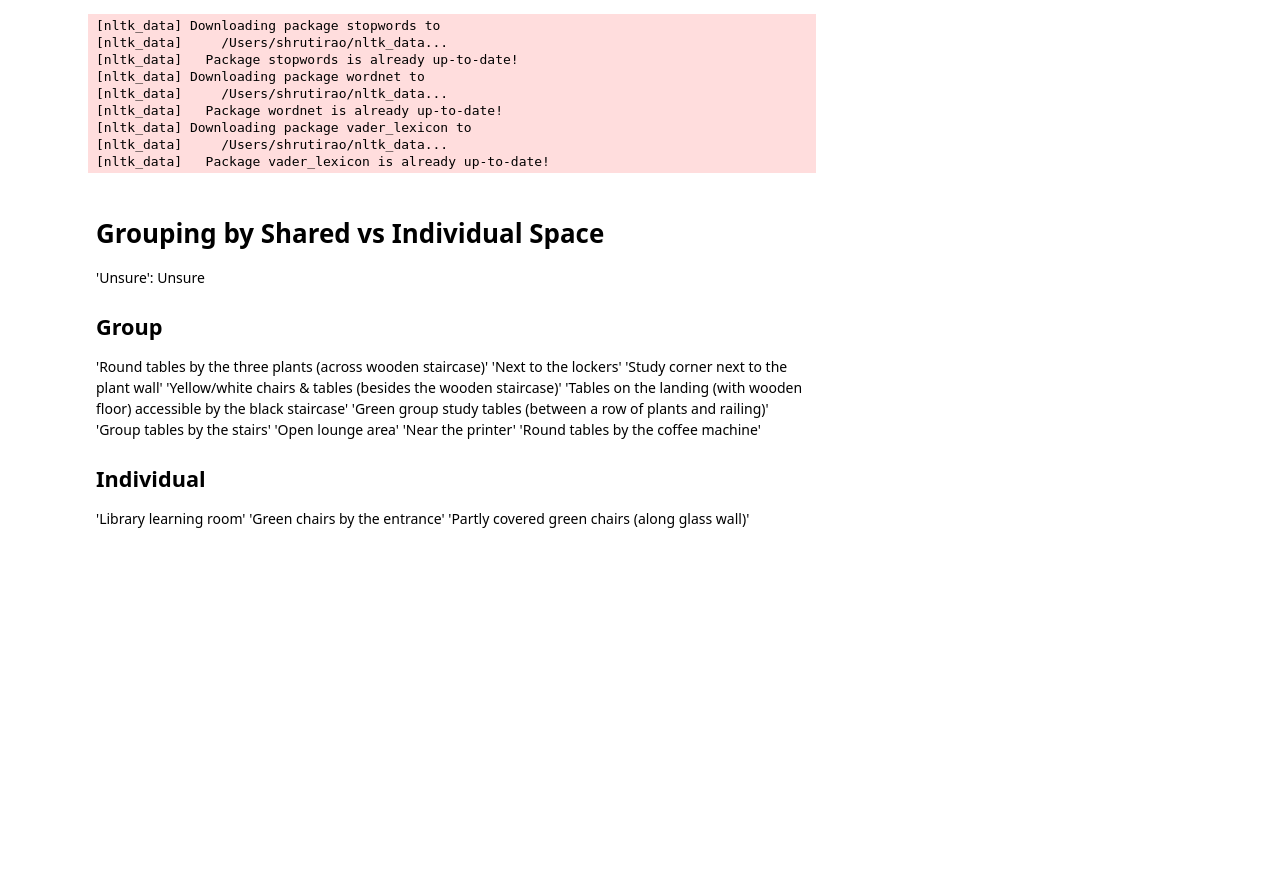
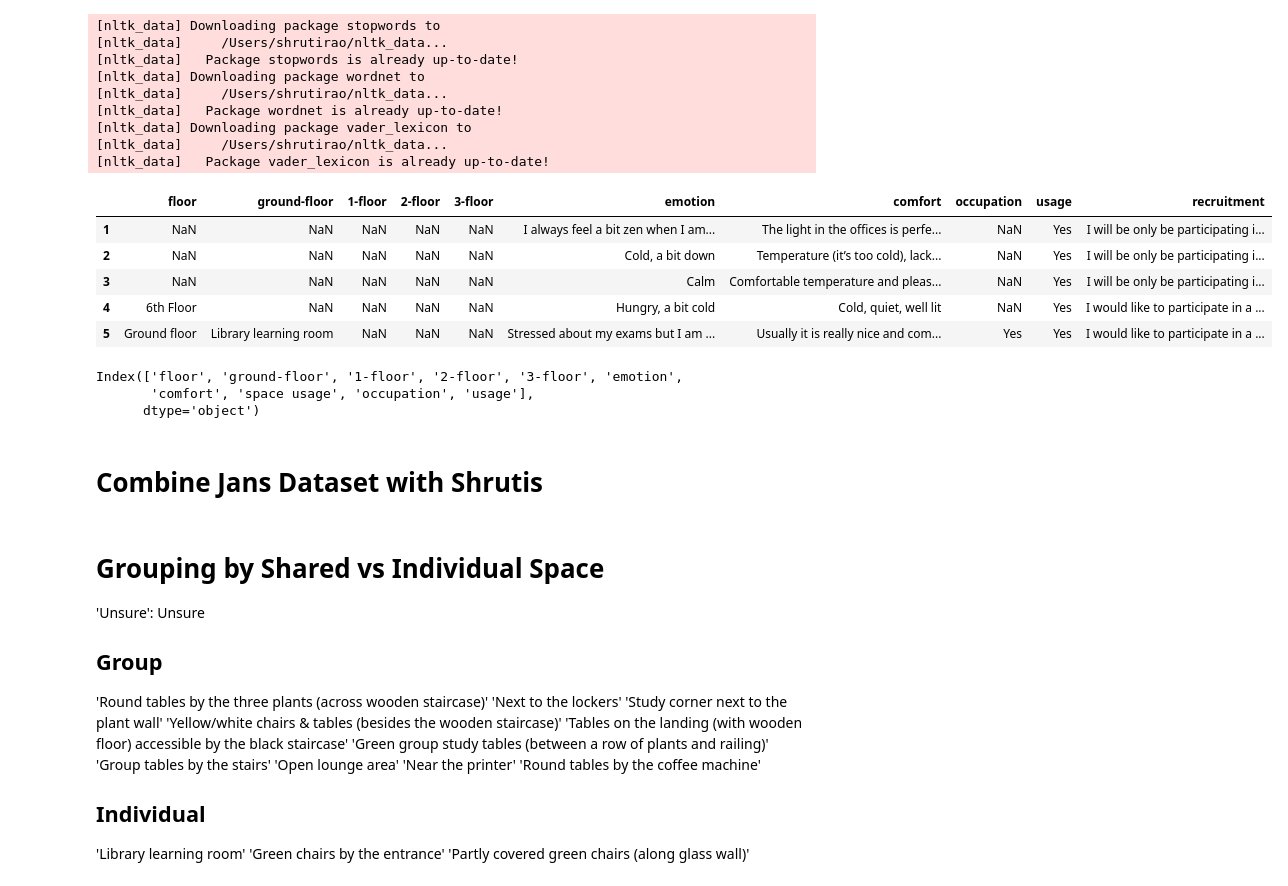
Before and after one commit to shrutirao94/language-comfort-emotions, a Jupyter notebook: analysis.ipynb, the cells around one changed output. Cells and saved outputs as stored; diff of their text form; code cells hidden in the pictures; blank space fills up the shorter version.

```diff
--- a/analysis.ipynb
+++ b/analysis.ipynb
@@ -31,0 +33,17 @@ df = pd.read_csv('data/lab42_cleaned_data.csv', index_col=0)
+# %%
+df.head()
+# %% [output]
+|  | floor | ground-floor | 1-floor | 2-floor | 3-floor | emotion | comfort | occupation | usage | recruitment |
+| 1 | NaN | NaN | NaN | NaN | NaN | I always feel a bit zen when I am... | The light in the offices is perfe... | NaN | Yes | I will be only be participating i... |
+| 2 | NaN | NaN | NaN | NaN | NaN | Cold, a bit down | Temperature (it’s too cold), lack... | NaN | Yes | I will be only be participating i... |
+| 3 | NaN | NaN | NaN | NaN | NaN | Calm | Comfortable temperature and pleas... | NaN | Yes | I will be only be participating i... |
+| 4 | 6th Floor | NaN | NaN | NaN | NaN | Hungry, a bit cold | Cold, quiet, well lit | NaN | Yes | I would like to participate in a ... |
+| 5 | Ground floor | Library learning room | NaN | NaN | NaN | Stressed about my exams but I am ... | Usually it is really nice and com... | Yes | Yes | I would like to participate in a ... |
+# %%
+df_j.columns
+# %% [output]
+Index(['floor', 'ground-floor', '1-floor', '2-floor', '3-floor', 'emotion',
+       'comfort', 'space usage', 'occupation', 'usage'],
+      dtype='object')
+# %% [markdown]
+# Combine Jans Dataset with Shrutis
```
Also changed, not shown: parts of 10 cells of this notebook, 1 other file.
